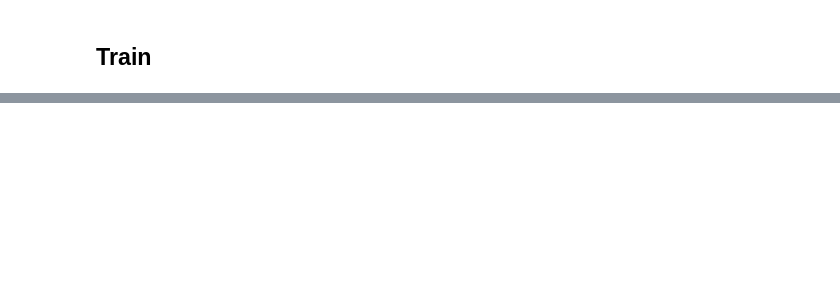
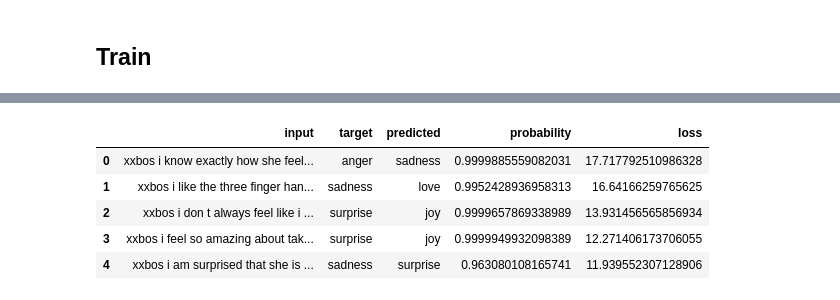
Before and after one commit to renato145/pucp_bootcamp_202401, a Jupyter notebook: nbs/02_deep_learning_for_nlp.ipynb, the cells around one changed output, grey strips where cells are left out. Saved outputs shown, nothing was run; the diff lists cells and outputs as text; code cells hidden in the pictures; blank space fills up the shorter version.

```diff
--- a/nbs/02_deep_learning_for_nlp.ipynb
+++ b/nbs/02_deep_learning_for_nlp.ipynb
@@ -187,0 +196,2 @@ learn.show_results(0)
+# %%
+interp = Interpretation.from_learner(learn)
@@ -187,0 +200,3 @@ learn.show_results(0)
+# %%
+interp.plot_top_losses(5)
+# %% [output]
@@ -187,0 +204,6 @@ learn.show_results(0)
+|  | input | target | predicted | probability | loss |
+| 0 | xxbos i know exactly how she feel... | anger | sadness | 0.9999885559082031 | 17.717792510986328 |
+| 1 | xxbos i like the three finger han... | sadness | love | 0.9952428936958313 | 16.64166259765625 |
+| 2 | xxbos i don t always feel like i ... | surprise | joy | 0.9999657869338989 | 13.931456565856934 |
+| 3 | xxbos i feel so amazing about tak... | surprise | joy | 0.9999949932098389 | 12.271406173706055 |
+| 4 | xxbos i am surprised that she is ... | sadness | surprise | 0.963080108165741 | 11.939552307128906 |
```
Also changed, not shown: parts of 42 cells of this notebook, 2 other files.
